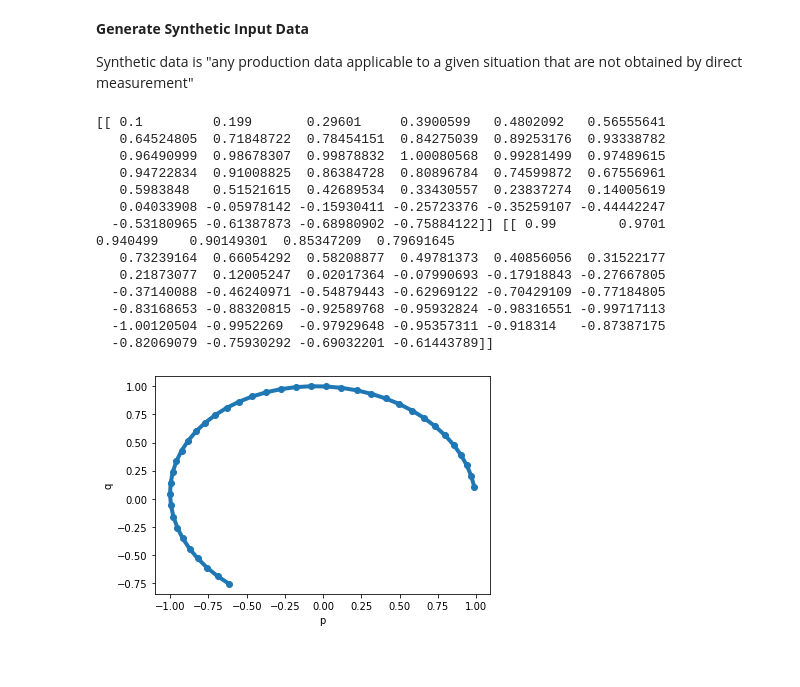
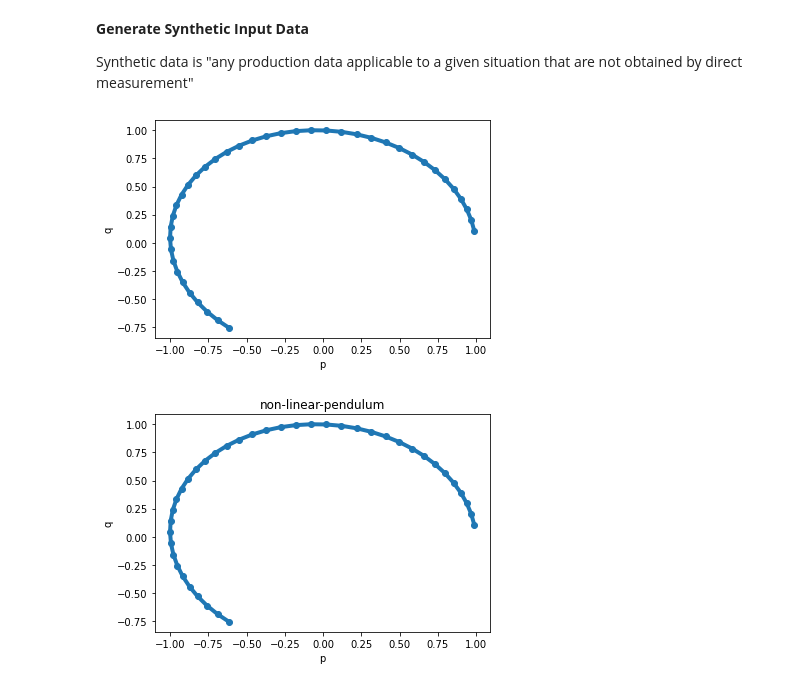
Before and after one commit to isakhammer/deep-learning-project, a Jupyter notebook: project2.ipynb, the cells around one changed output. Saved outputs shown, nothing was run; the diff lists cells and outputs as text; code cells hidden in the pictures; blank space fills up the shorter version.

```diff
--- a/project2.ipynb
+++ b/project2.ipynb
@@ -72,16 +72,17 @@ def symplectic_euler_method(p0, q0, t0, T, h, dV, dT):
 
   return p,q,t
 # %%
-
-def main():
-  def H_pendumlum(p, q):
+def H_pendumlum(p, q):
     return 0.5*p*2 - cos(q)
 
-  def dV_pendulum(q):
-    return -np.cos(q)
+def dV_pendulum(q):
+  return -np.cos(q)
 
-  def dT_pendulum(p):
-    return p
+def dT_pendulum(p):
+  return p
+
+
+def non_linear_pendulum():
 
   q0 = np.array([0])
   p0 = np.array([1])
@@ -94,24 +95,39 @@ def main():
   plt.title("")
   plt.scatter(p,q)
   plt.plot(p[0], q[0],  linewidth=4)
-  print(q,p)
   plt.xlabel("p")
   plt.ylabel("q")
   plt.plot()
 
-main()
+non_linear_pendulum()
 # %% [output]
-[[ 0.1         0.199       0.29601     0.3900599   0.4802092   0.56555641
-   0.64524805  0.71848722  0.78454151  0.84275039  0.89253176  0.93338782
-   0.96490999  0.98678307  0.99878832  1.00080568  0.99281499  0.97489615
-   0.94722834  0.91008825  0.86384728  0.80896784  0.74599872  0.67556961
-   0.5983848   0.51521615  0.42689534  0.33430557  0.23837274  0.14005619
-   0.04033908 -0.05978142 -0.15930411 -0.25723376 -0.35259107 -0.44442247
-  -0.53180965 -0.61387873 -0.68980902 -0.75884122]] [[ 0.99        0.9701      0.940499    0.90149301  0.85347209  0.79691645
-   0.73239164  0.66054292  0.58208877  0.49781373  0.40856056  0.31522177
-   0.21873077  0.12005247  0.02017364 -0.07990693 -0.17918843 -0.27667805
-  -0.37140088 -0.46240971 -0.54879443 -0.62969122 -0.70429109 -0.77184805
-  -0.83168653 -0.88320815 -0.92589768 -0.95932824 -0.98316551 -0.99717113
-  -1.00120504 -0.9952269  -0.97929648 -0.95357311 -0.918314   -0.87387175
-  -0.82069079 -0.75930292 -0.69032201 -0.61443789]]
 [figure]
+# %%
+
+def dV_pendulum(q):
+  return -np.cos(q)
+
+def dT_pendulum(p):
+  return p
+
+
+def non_linear_pendulum():
+
+  q0 = np.array([0])
+  p0 = np.array([1])
+
+  T = 4
+  t0 = 0
+  h = 0.1
+  p, q, t = symplectic_euler_method(p0, q0, t0, T, h, dV_pendulum, dT_pendulum)
+
+  plt.title("non-linear-pendulum")
+  plt.scatter(p,q)
+  plt.plot(p[0], q[0],  linewidth=4)
+  plt.xlabel("p")
+  plt.ylabel("q")
+  plt.plot()
+
+non_linear_pendulum()
+# %% [output]
+[figure, added]
```
Also changed, not shown: parts of 1 cell of this notebook.
